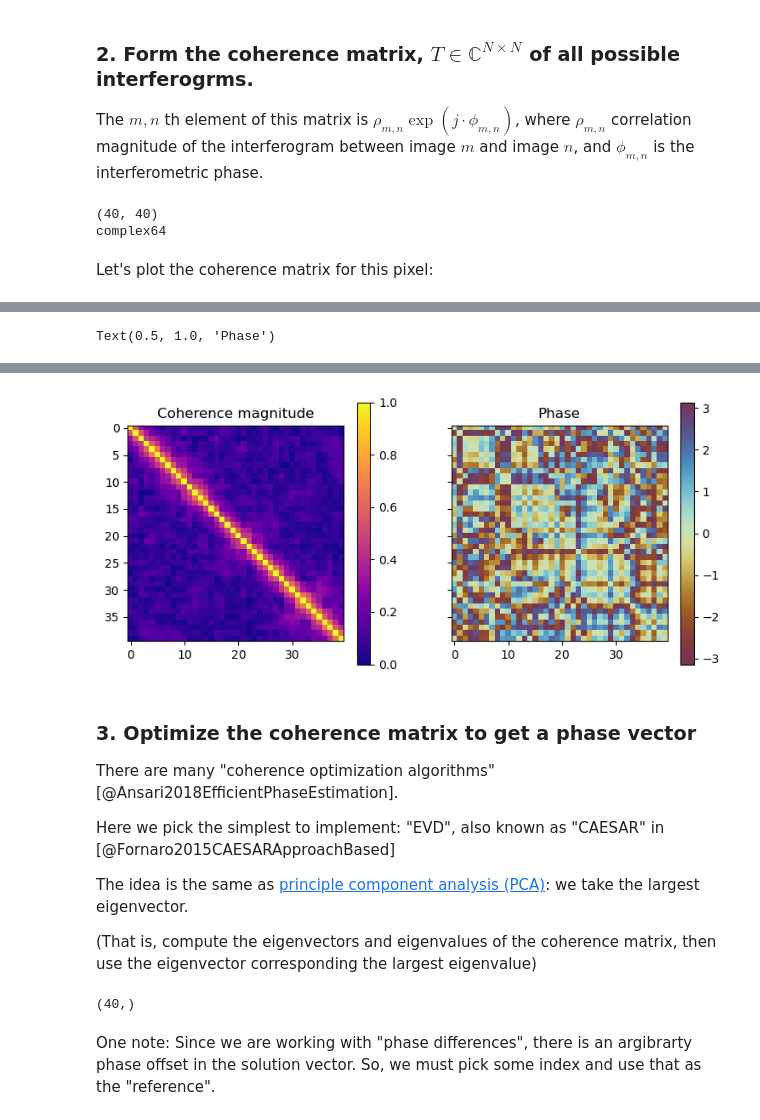
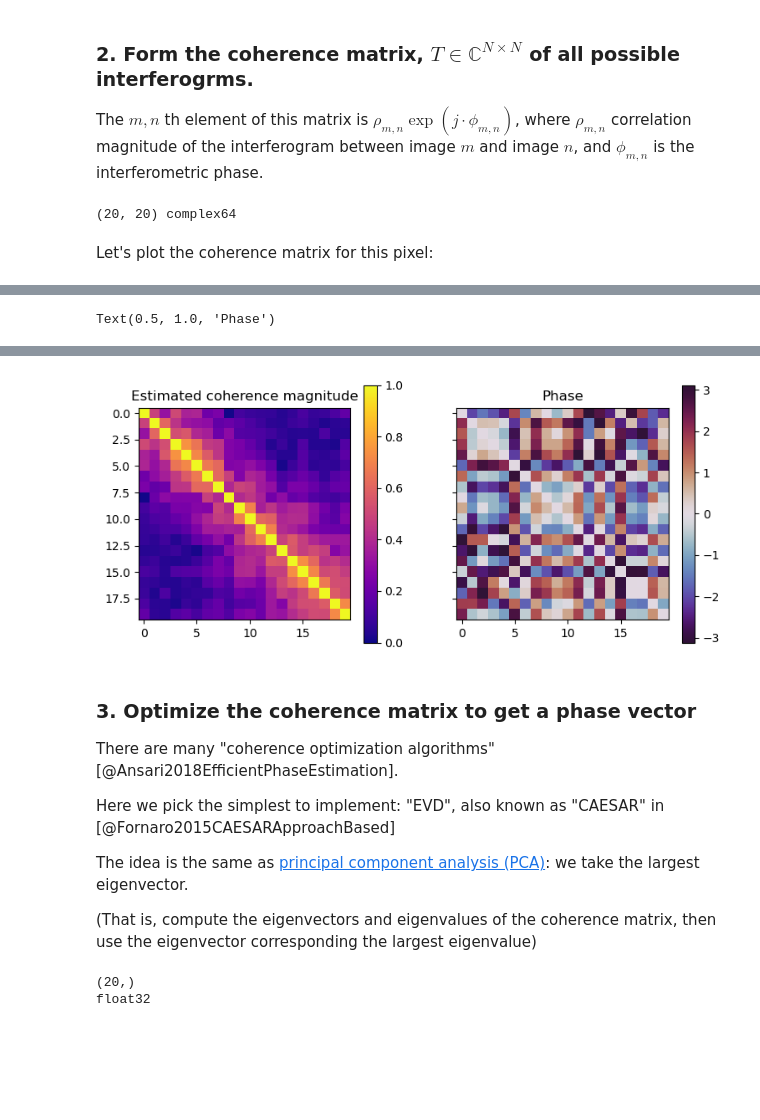
Before and after one commit to isce-framework/dolphin, a Jupyter notebook: docs/notebooks/theory-phase-linking.ipynb, the cells around one changed output, grey strips where cells are left out. Saved outputs shown, nothing was run; the diff lists cells and outputs as text; code cells hidden in the pictures; blank space fills up the shorter version.

```diff
--- a/docs/notebooks/theory-phase-linking.ipynb
+++ b/docs/notebooks/theory-phase-linking.ipynb
@@ -149,12 +200,11 @@ The `num_samples` is the "number of looks" we perform when making all possible m
 # %%
-nslc = reader.shape[0]
 half_row, half_col = (5, 5)
 
 # Pick a row and column to process
 row, col = 100, 100
-sub_stack = reader[
+sub_stack = all_slc_data[
     :, row - half_row : row + half_row + 1, col - half_col : col + half_col + 1
-].filled(0)
+]
 slc_samples = sub_stack.reshape(nslc, -1)
 print(sub_stack.shape, slc_samples.shape)
 # %% [output]
@@ -165,37 +214,43 @@ print(sub_stack.shape, slc_samples.shape)
 
 The $m,n$ th element of this matrix is $\rho_{m,n}\exp (j \cdot \phi_{m,n})$, where $\rho_{m,n}$ correlation magnitude of the interferogram between image $m$ and image $n$, and $\phi_{m,n}$ is the interferometric phase.
 # %%
-# Compute un-normalized interferogram, the numerator of the complex correlation formula
-ifgs = np.dot(slc_samples, np.conj(slc_samples.T))
+def compute_sample_coherence(slc_samples: np.ndarray) -> np.ndarray:
+    """Compute an estimate of the coherence matrix from `slc_samples`.
 
-# Compute amplitudes so we normalize the covariance to a coherence matrix
-# amp_vec is shape (nslc,)
-amp_vec = np.sum(np.abs(slc_samples) ** 2, axis=1)
+    The input shape of `slc_samples` is (number of slcs, number of samples).
+    """
+    # Compute un-normalized interferogram, the numerator of the complex correlation
+    ifgs = np.dot(slc_samples, np.conj(slc_samples.T))
 
-# Form outer product of amplitudes for each slc to get an (N, N) power matrix
-powers = amp_vec[:, None] * amp_vec[None, :]
-amplitudes = np.sqrt(powers)
+    # Compute amplitudes so we normalize the covariance to a coherence matrix
+    # amp_vec is shape (nslc,)
+    amp_vec = np.sum(np.abs(slc_samples) ** 2, axis=1)
 
-# Compute coherence matrix
-coherence = ifgs / amplitudes
+    # Form outer product of amplitudes for each slc to get an (N, N) power matrix
+    powers = amp_vec[:, None] * amp_vec[None, :]
+    amplitudes = np.sqrt(powers)
 
-# recommended: Make the output 0 where the amplitudes are 0,
-# rather than dividing by zero, like
-# coherence = np.where(amplitudes > 1e-6, coherence, 0 + 0j)
+    # Compute coherence matrix
+    coherence = ifgs / amplitudes
+
+    # recommended: Make the output 0 where the amplitudes are 0,
+    # rather than dividing by zero, like
+    # coherence = np.where(amplitudes > 1e-6, coherence, 0 + 0j)
+    return coherence
 # %%
+coherence = compute_sample_coherence(slc_samples)
 print(coherence.shape, coherence.dtype)
 # %% [output]
-(40, 40)
-complex64
+(20, 20) complex64
 # %% [markdown]
 Let's plot the coherence matrix for this pixel:
 # %%
 fig, axes = plt.subplots(ncols=2, figsize=(9, 4), sharex=True, sharey=True)
 axim = axes[0].imshow(np.abs(coherence), vmax=1, vmin=0, cmap="plasma")
 fig.colorbar(axim, ax=axes[0])
-axim = axes[1].imshow(np.angle(coherence), cmap="cmc.romaO")
+axim = axes[1].imshow(np.angle(coherence), cmap="twilight_shifted")
 fig.colorbar(axim, ax=axes[1])
 
-axes[0].set_title("Coherence magnitude")
-axes[1].set_title("Phase")
+axes[0].set_title("Estimated coherence magnitude")
+axes[1].set_title("Phase");
 # %% [output]
@@ -203,4 +260,4 @@ Text(0.5, 1.0, 'Phase')
-[figure, old version]
+[figure, new version]
 # %% [markdown]
 ### 3. Optimize the coherence matrix to get a phase vector
 
@@ -208,7 +265,7 @@ There are many "coherence optimization algorithms" [@Ansari2018EfficientPhaseEst
 
 Here we pick the simplest to implement: "EVD", also known as "CAESAR" in [@Fornaro2015CAESARApproachBased]
 
-The idea is the same as [principle component analysis (PCA)](https://en.wikipedia.org/wiki/Principal_component_analysis): we take the largest eigenvector.
+The idea is the same as [principal component analysis (PCA)](https://en.wikipedia.org/wiki/Principal_component_analysis): we take the largest eigenvector.
 
 (That is, compute the eigenvectors and eigenvalues of the coherence matrix, then use the eigenvector corresponding the largest eigenvalue)
 # %%
@@ -222,8 +291,7 @@ def largest_eigenpair(T):
 # %%
-lambda_, V = largest_eigenpair(coherence)
-print(V.shape)
+optimized_phase = link_phases_evd(coherence)
+print(optimized_phase.shape)
+print(optimized_phase.dtype)
 # %% [output]
-(40,)
+(20,)
+float32
-# %% [markdown]
-One note: Since we are working with "phase differences", there is an argibrarty phase offset in the solution vector.
-So, we must pick some index and use that as the "reference".
```
Also changed, not shown: parts of 43 cells of this notebook.
